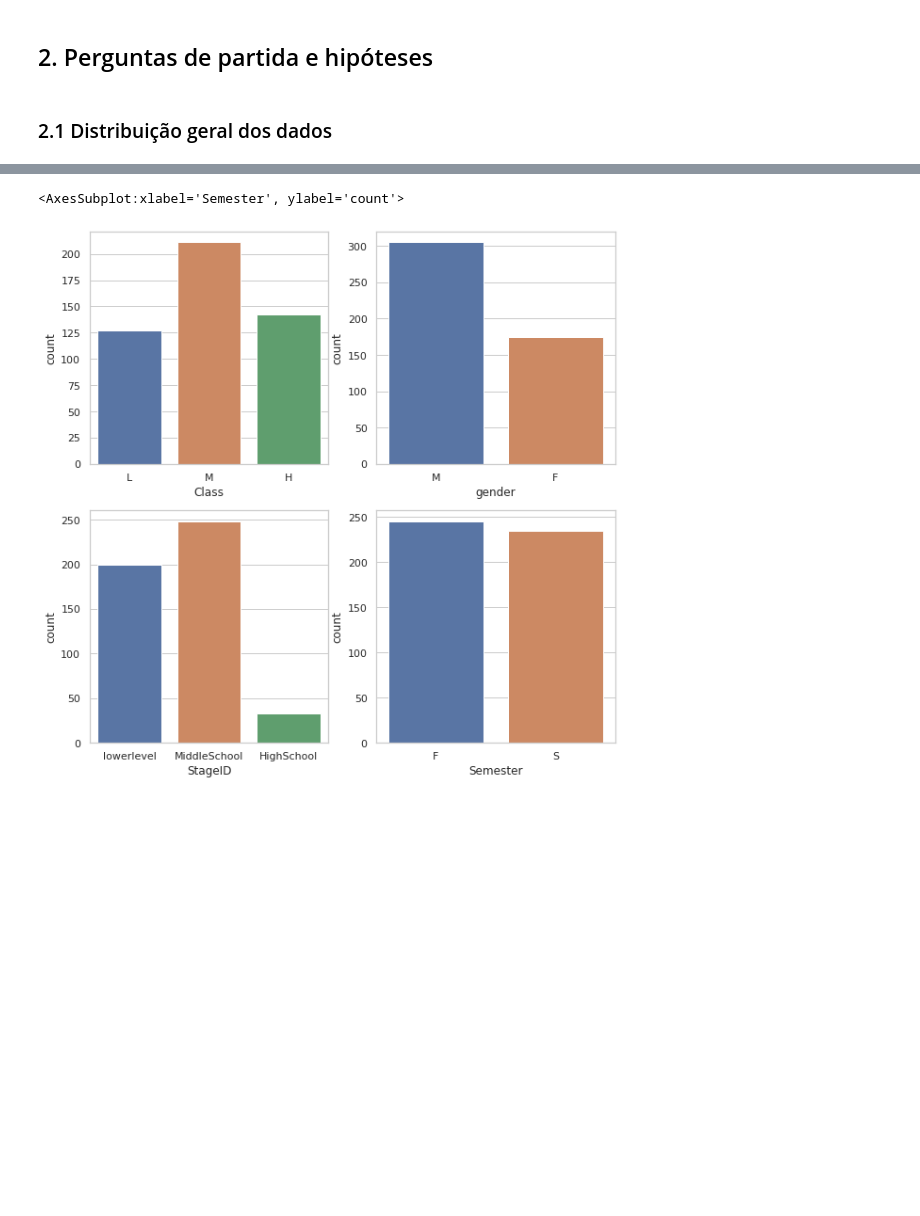
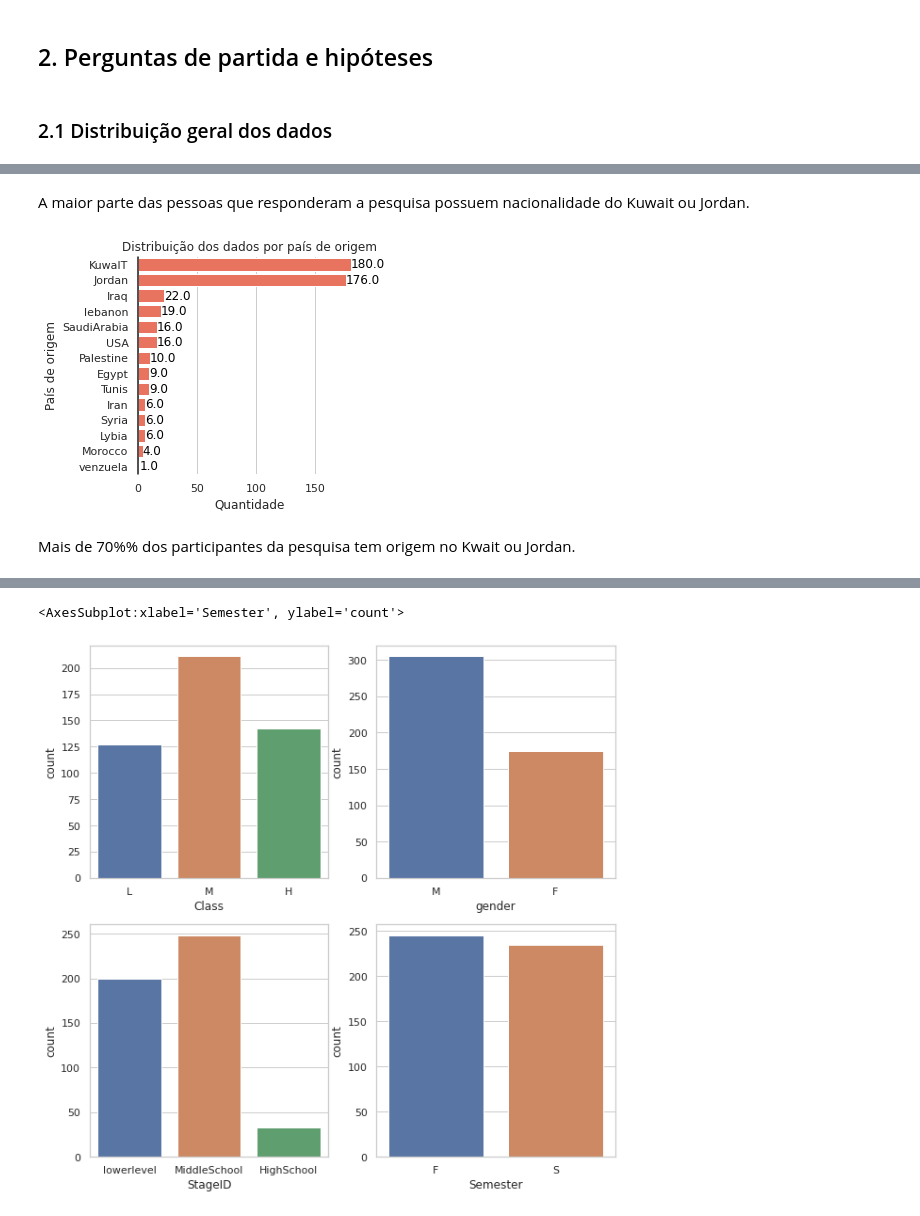
Before and after one commit to atlantico-academy/student-academic-performance, a Jupyter notebook: notebooks/01-exploratory_data_analysis.ipynb, the cells around one changed output, grey strips where cells are left out. Drawn from its saved outputs; the diff is of its cells as text; code cells hidden in the pictures; blank space fills up the shorter version.

```diff
--- a/notebooks/01-exploratory_data_analysis.ipynb
+++ b/notebooks/01-exploratory_data_analysis.ipynb
@@ -77,0 +124,29 @@ Não há dados faltantes no dataset
+# %% [markdown]
+A maior parte das pessoas que responderam a pesquisa possuem nacionalidade do Kuwait ou Jordan.
+# %%
+sns.set(style="whitegrid")
+plt.figure(figsize=(4,4))
+total = float(len(df))
+ax1 = sns.countplot(y="PlaceofBirth", data=df, color='tomato', order=['KuwaIT','Jordan','Iraq','lebanon',
+                                                                      'SaudiArabia','USA','Palestine','Egypt',
+                                                                      'Tunis','Iran','Syria','Lybia',
+                                                                      'Morocco','venzuela'])
+ax1.bar_label(
+    ax1.containers[0],
+    fmt='%.1f',
+    label_type='edge',
+    color='black'
+)
+plt.xlabel('Quantidade')
+plt.ylabel('País de origem')
+
+plt.title('Distribuição dos dados por país de origem', fontsize=12)
+ax1.set(frame_on=False)
+ax1.axvline(0, color="k", clip_on=False)
+
+
+plt.show()
+# %% [output]
+[figure, added]
+# %% [markdown]
+Mais de 70%% dos participantes da pesquisa tem origem no Kwait ou Jordan.
```
Also changed, not shown: parts of 23 cells of this notebook.
